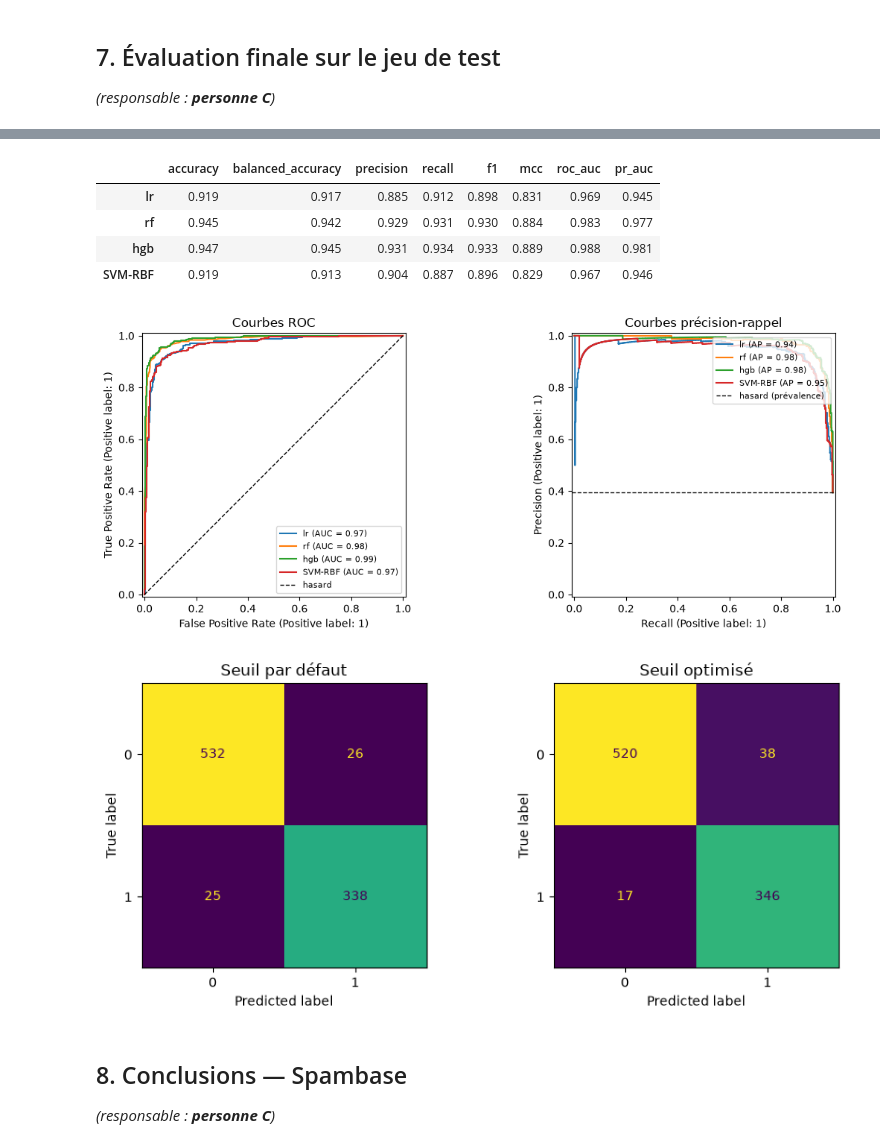
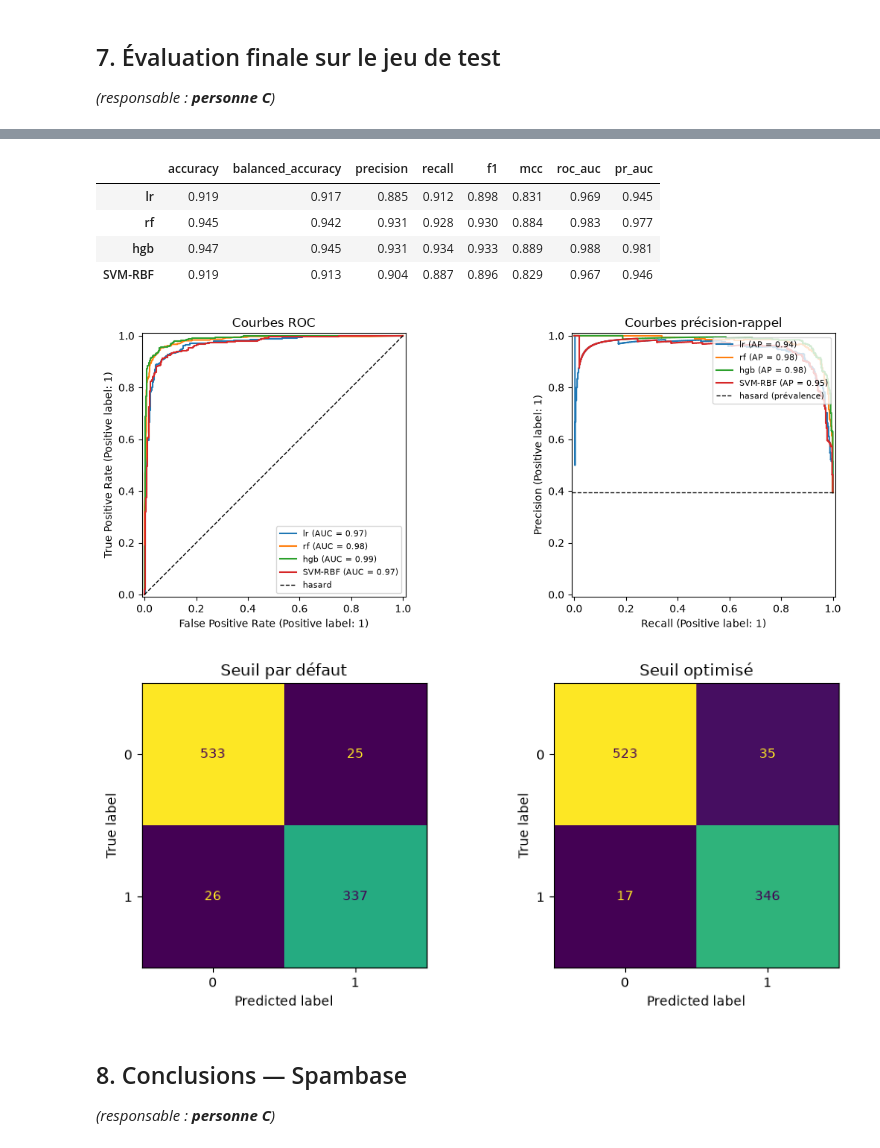
Before and after one commit to j4niro/ml-project, a Jupyter notebook: 01_spambase.ipynb, the cells around one changed output, grey strips where cells are left out. Saved outputs shown, nothing was run; the diff lists cells and outputs as text; code cells hidden in the pictures.

Commit message:
feat: évaluation finale, analyse des doublons et conclusions améliorées des notebooks

```diff
--- a/01_spambase.ipynb
+++ b/01_spambase.ipynb
@@ -250,26 +275,38 @@ display(pca_table.round(3).sort_values("average_precision_mean", ascending=False
 ## 7. Évaluation finale sur le jeu de test
 *(responsable : **personne C**)*
 # %%
-# Modèle retenu = meilleur PR-AUC moyenne en validation croisée (tableau de la section 4)
-best_name  = model_comparison["average_precision_mean"].idxmax()
+# Modèle retenu = meilleure PR-AUC moyenne en validation croisée (section 4)
+best_name = model_comparison["average_precision_mean"].idxmax()
 best_model = models[best_name]
 
-# Le modèle retenu profite-t-il de la sélection de variables ou de l'ACP ? (CV sur le train uniquement)
-best_sel = selector_table["average_precision_mean"].idxmax()      # (méthode, k) trouvé en section 5
+# Si RF est retenu, utiliser les hyperparamètres validés en section 6.
+if best_name == "rf":
+    best_model = clone(rf_grid.best_estimator_.named_steps["model"])
+
+# Le modèle retenu profite-t-il de la sélection de variables ou de l'ACP ?
+# Toutes les configurations sont comparées uniquement sur le train.
+best_sel = selector_table["average_precision_mean"].idxmax()  # (méthode, k)
 candidates = {
     "sans sélection ni ACP": {},
     f"sélection {best_sel[0]} (k={best_sel[1]})": dict(selector=best_sel[0], k=best_sel[1]),
     "ACP (95 % de variance)": dict(pca_components=0.95),
 }
 rows = {
-    label: ml.cross_validate_models({best_name: best_model}, X_train_spam, y_train_spam, cv=5, **kw).loc[best_name]
+    label: ml.cross_validate_models(
+        {best_name: best_model},
+        X_train_spam,
+        y_train_spam,
+        cv=5,
+        **kw,
+    ).loc[best_name]
     for label, kw in candidates.items()
 }
 config_table = pd.DataFrame(rows).T
-display(config_table.round(3))
+display(config_table.round(3).sort_values("average_precision_mean", ascending=False))
 
-best_label  = config_table["average_precision_mean"].idxmax()
+best_label = config_table["average_precision_mean"].idxmax()
 best_params = candidates[best_label]
-print(f"Modèle retenu : {best_name} | configuration : {best_label}")
+print(f"Modèle retenu : {best_name} | hyperparamètres RF : {rf_grid.best_params_}")
+print(f"Configuration retenue : {best_label}")
 # %% [output]
 |  | f1_mean | f1_std | roc_auc_mean | roc_auc_std | average_precision_mean | average_precision_std | fit_time_s |
@@ -301,22 +339,23 @@ res
 | roc_auc | 0.983 | 0.983 |
 | pr_auc | 0.977 | 0.977 |
 # %%
-# Tous les modèles sur le test (courbes ROC / PR) et matrices de confusion du modèle final
-table, fitted = ml.compare_models(models, X_train_spam, y_train_spam, X_test_spam, y_test_spam, **best_params)
+# Tous les modèles sur le test : le RF de la comparaison est le RF réglé (section 6), comme le modèle final
+models_final = {**models, "rf": clone(rf_grid.best_estimator_.named_steps["model"])}
+table, fitted = ml.compare_models(models_final, X_train_spam, y_train_spam, X_test_spam, y_test_spam, **best_params)
 display(table.round(3))
 ml.plot_roc_pr(fitted, X_test_spam, y_test_spam)
 
 fig, axes = plt.subplots(1, 2, figsize=(9, 4))
 ml.plot_confusion(final, X_test_spam, y_test_spam, title="Seuil par défaut", ax=axes[0])
 ml.plot_confusion(final, X_test_spam, y_test_spam, threshold=thr, title="Seuil optimisé", ax=axes[1])
 plt.tight_layout()
 # %% [output]
 |  | accuracy | balanced_accuracy | precision | recall | f1 | mcc | roc_auc | pr_auc |
 | lr | 0.919 | 0.917 | 0.885 | 0.912 | 0.898 | 0.831 | 0.969 | 0.945 |
-| rf | 0.945 | 0.942 | 0.929 | 0.931 | 0.930 | 0.884 | 0.983 | 0.977 |
+| rf | 0.945 | 0.942 | 0.931 | 0.928 | 0.930 | 0.884 | 0.983 | 0.977 |
 | hgb | 0.947 | 0.945 | 0.931 | 0.934 | 0.933 | 0.889 | 0.988 | 0.981 |
 | SVM-RBF | 0.919 | 0.913 | 0.904 | 0.887 | 0.896 | 0.829 | 0.967 | 0.946 |
-[figure, old version]
+[figure, new version]
 [figure]
 # %% [markdown]
 ## 8. Conclusions — Spambase
```
Also changed, not shown: parts of 8 cells of this notebook, 1 other file.
